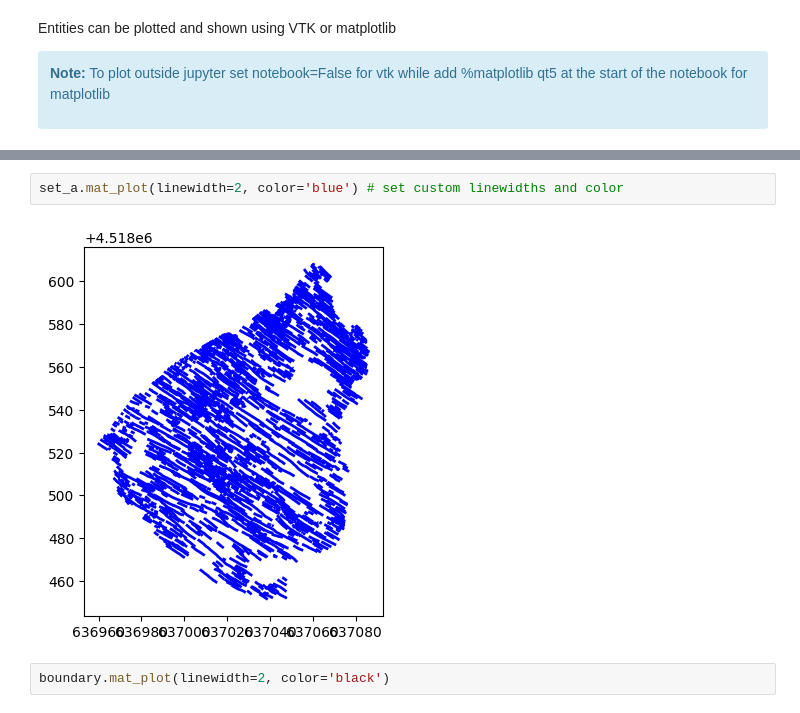
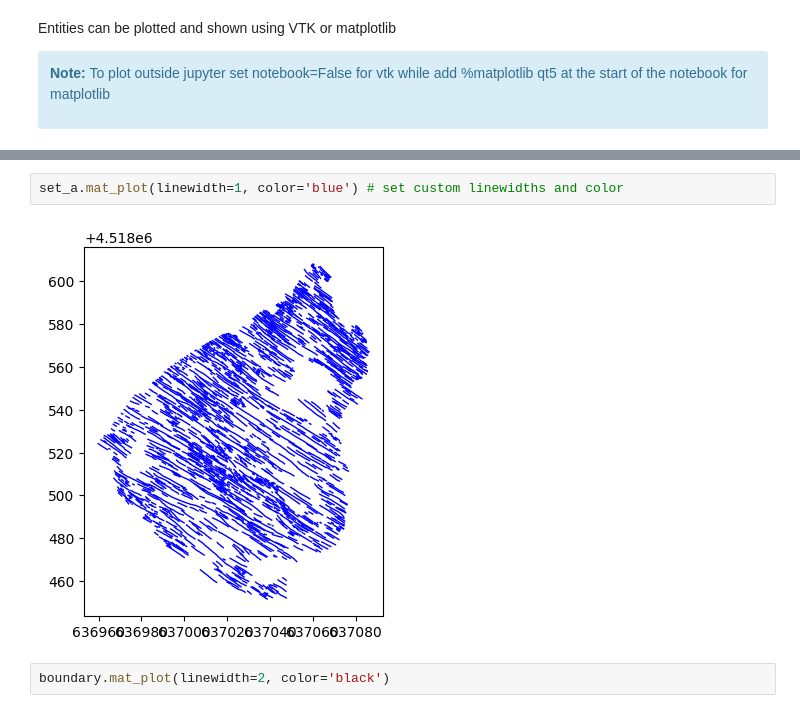
Before and after one commit to gecos-lab/FracAbility, a Jupyter notebook: docs/Tutorials/notebooks/Basic/1. Import and plot.ipynb, the cells around one changed output, grey strips where cells are left out. Cells and saved outputs as stored; diff of their text form.

```diff
--- a/docs/Tutorials/notebooks/Basic/1. Import and plot.ipynb
+++ b/docs/Tutorials/notebooks/Basic/1. Import and plot.ipynb
@@ -85,7 +85,7 @@ Widget(value='<iframe src="http://localhost:44761/index.html?ui=P_0x71d5bc42f610
 # %%
-set_a.mat_plot(linewidth=2, color='blue') # set custom linewidths and color
+set_a.mat_plot(linewidth=1, color='blue') # set custom linewidths and color
 # %% [output]
-[figure, old version]
+[figure, new version]
 # %%
 boundary.mat_plot(linewidth=2, color='black')
 # %% [output]
```
Also changed, not shown: parts of 4 cells of this notebook, 7 other files.
